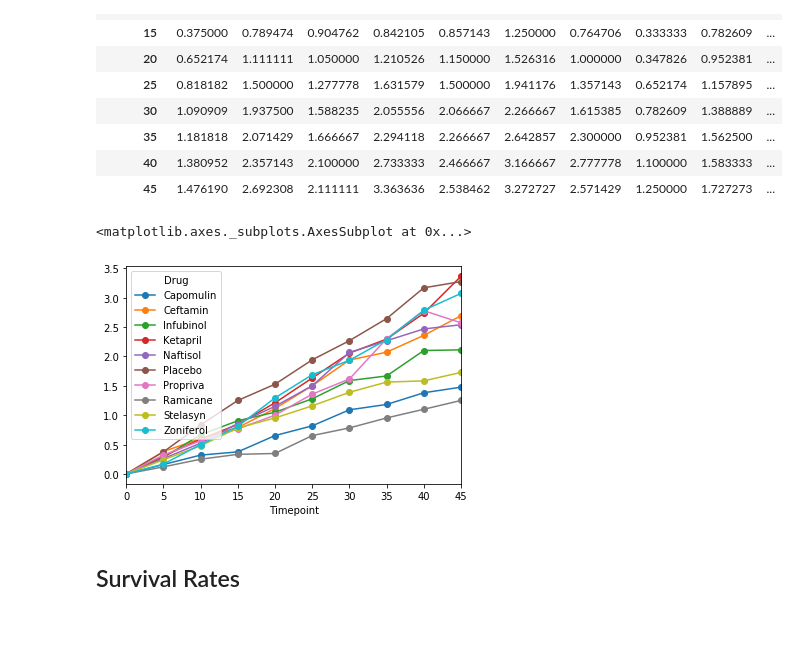
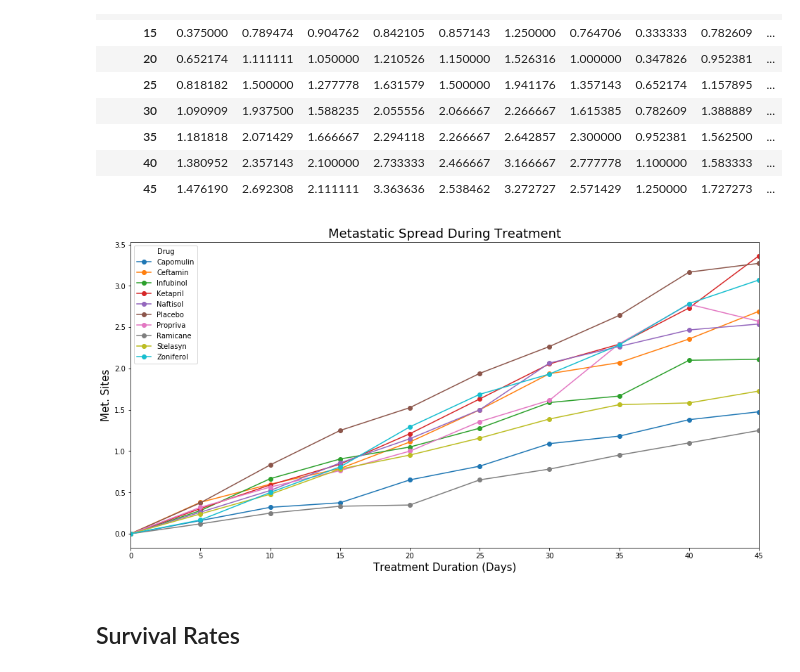
Before and after one commit to ASooklall/matplotlib-challenge, a Jupyter notebook: Pymaceuticals/pymaceuticals.ipynb, the cells around one changed output. Cells and saved outputs as stored; diff of their text form; code cells hidden in the pictures; blank space fills up the shorter version.

```diff
--- a/Pymaceuticals/pymaceuticals.ipynb
+++ b/Pymaceuticals/pymaceuticals.ipynb
@@ -221,11 +200,13 @@ mean_met_pivot
 # %%
 # Generate the Plot (with Error Bar
 
-met_plot = mean_met_pivot.plot(marker = 'o')
-met_plot
+met_plot = mean_met_pivot.plot(marker = 'o',figsize=[16,8]).set_xlabel('Treatment Duration (Days)',size=15)
+plt.title('Metastatic Spread During Treatment',size=18)
+plt.ylabel('Met. Sites', size=15)
+met_plot;
+plt.show()
 # %% [output]
-<matplotlib.axes._subplots.AxesSubplot at 0x...>
-[figure, old version]
+[figure, new version]
 # %% [markdown]
 ## Survival Rates
 # %%
```
Also changed, not shown: parts of 8 cells of this notebook.
